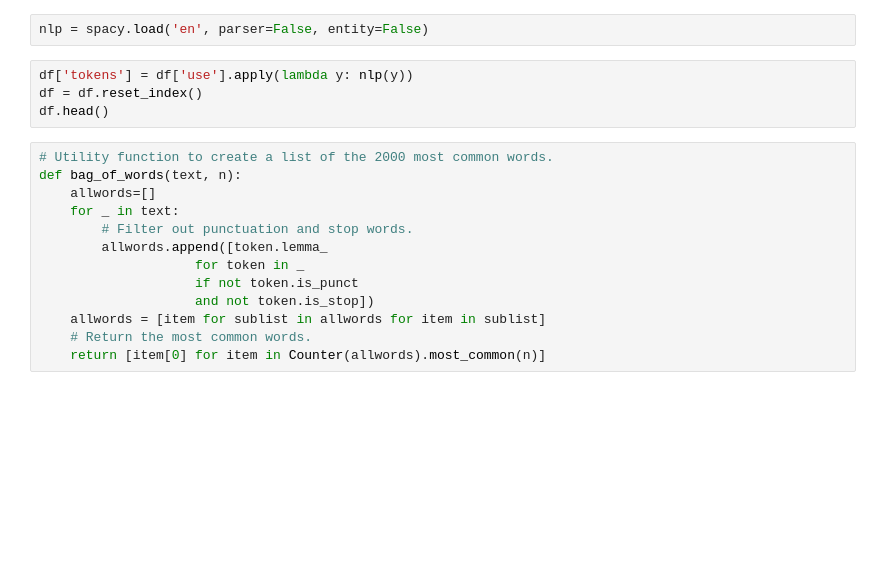
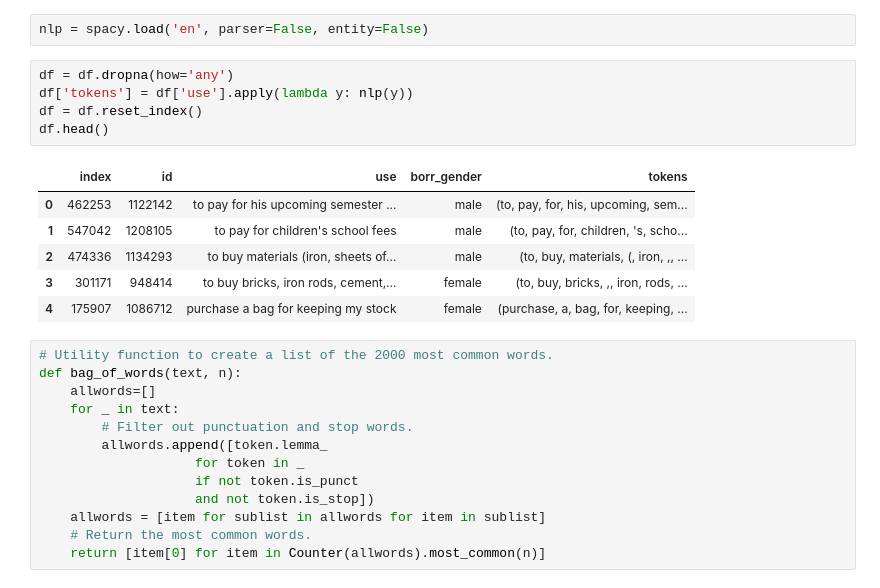
Before and after one commit to YunusBulut/dsprojects, a Jupyter notebook: NLP/explorationofkivapitches.ipynb, the cells around one changed output. Saved outputs shown, nothing was run; the diff lists cells and outputs as text; blank space fills up the shorter version.

```diff
--- a/NLP/explorationofkivapitches.ipynb
+++ b/NLP/explorationofkivapitches.ipynb
@@ -66,9 +108,17 @@ from collections import Counter
 # %%
 nlp = spacy.load('en', parser=False, entity=False)
 # %%
+df = df.dropna(how='any')
 df['tokens'] = df['use'].apply(lambda y: nlp(y))
 df = df.reset_index()
 df.head()
+# %% [output]
+|  | index | id | use | borr_gender | tokens |
+| 0 | 462253 | 1122142 | to pay for his upcoming semester ... | male | (to, pay, for, his, upcoming, sem... |
+| 1 | 547042 | 1208105 | to pay for children's school fees | male | (to, pay, for, children, 's, scho... |
+| 2 | 474336 | 1134293 | to buy materials (iron, sheets of... | male | (to, buy, materials, (, iron, ,, ... |
+| 3 | 301171 | 948414 | to buy bricks, iron rods, cement,... | female | (to, buy, bricks, ,, iron, rods, ... |
+| 4 | 175907 | 1086712 | purchase a bag for keeping my stock | female | (purchase, a, bag, for, keeping, ... |
 # %%
 # Utility function to create a list of the 2000 most common words.
 def bag_of_words(text, n):
```
Also changed, not shown: parts of 22 cells of this notebook.
